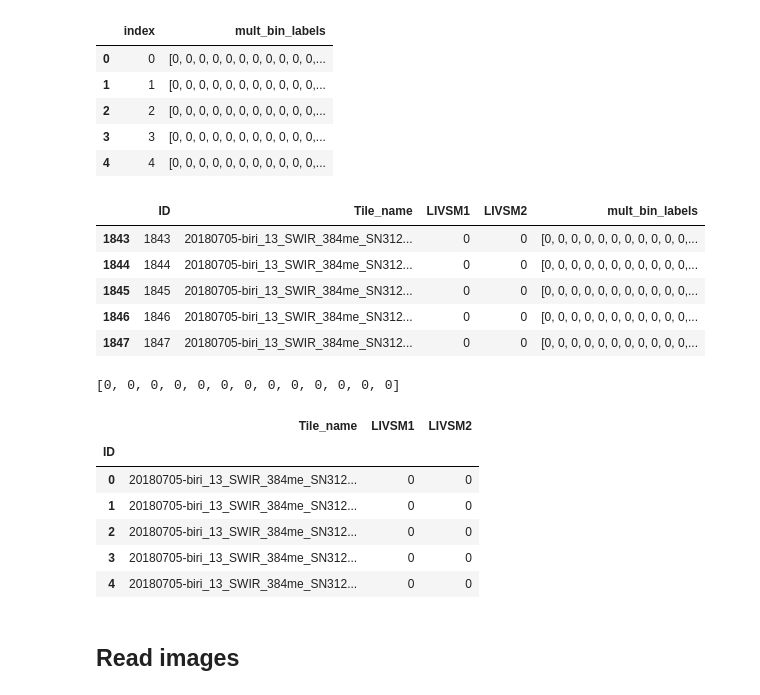
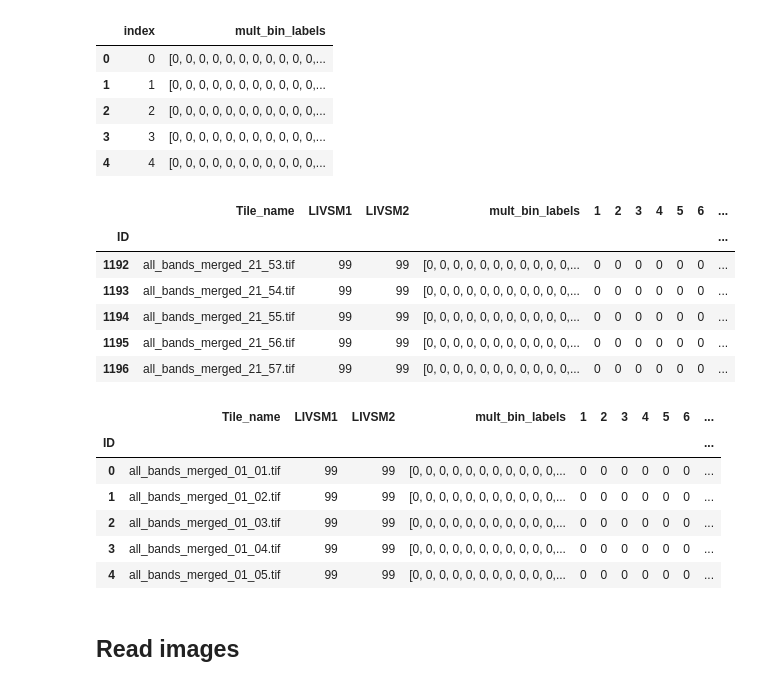
Before and after one commit to JonHidlePedersen/Master-thesis-Jon-Hidle-Pedersen, a Jupyter notebook: Kode/Split_and_sort_tiles.ipynb, the cells around one changed output. Drawn from its saved outputs; the diff is of its cells as text; code cells hidden in the pictures.

Commit message:
Updated the generator and model to accept multi label input.

```diff
--- a/Kode/Split_and_sort_tiles.ipynb
+++ b/Kode/Split_and_sort_tiles.ipynb
@@ -119,0 +122,3 @@ plt.show()
+# %%
+mis_geometry_test = geopandas.read_file('../Qgis/test_polygon/testpolygon_rett_epsg.shp')
+mis_geometry_test.head()
@@ -200,0 +229,19 @@ Checking polygon 83 of 83
+# %%
+# Modifisert
+# Bruk informasjonen i mis_geometry.LIVSM_XXX for å tilegne klasse i sorteringa. Lagre dette i csv-fil eller inn i
+# concatenated_df. Då kan ein lese navn på flisa og i same slengen også leggje til miskoden inn i generatoren. Altså
+# både x (imageread(filnamn)) og y (klassekoden).
+# Check if a tile is inside a mis-polygon. Sorts tiles.
+for mis_geom_num, mis_geom_row in mis_geometry_test.iterrows():
+    print(f'Checking polygon {mis_geom_num + 1} of {len(mis_geometry_test)}')
+
+    # Check if tile geometries is inside a mis-polygon
+    for index, row in gdf.iterrows():
+        # If tile is inside, sort it into folder
+        if mis_geom_row['geometry'].contains(row['geometry']):
+            #shutil.move(in_directory + '/' + row['Tile_name'], out_directory + '/' + row['Tile_name'])
+            labeled_tiles.loc[labeled_tiles.index[index], 'LIVSM1'] = (int(mis_geom_row['LIVSM1']))
+            labeled_tiles.loc[labeled_tiles.index[index], 'LIVSM2'] = (int(mis_geom_row['LIVSM2']))
+
+            #print(f'Label {gdf["mis_label"][index]} given tile {row["Tile_name"]}')
+            print('Label LIVSM1 {0} LIVSM2 {1} given tile {2}'.format(labeled_tiles["LIVSM1"][index], labeled_tiles["LIVSM2"][index], row["Tile_name"]))
@@ -201,11 +266,10 @@ Checking polygon 83 of 83
 # %% [markdown]
 MultiLabelBinarizer is used to make a multilabel binary label. This labelvector is used by the model.
 # %%
-MultiLabelBinarizer is used to make a multilabel binary label. This labelvector is used by the model.
 from sklearn.preprocessing import MultiLabelBinarizer
 
-mergedlabels = [list(pair) for pair in zip(labelfile['LIVSM1'].values, labelfile['LIVSM2'].values)]
+mergedlabels = [list(pair) for pair in zip(labeled_tiles['LIVSM1'].values, labeled_tiles['LIVSM2'].values)]
 
-
+# If the tile only have one label, only one label is given. 0 is ignored == no label.
 mlb = MultiLabelBinarizer(classes=[1,2,3,4,5,6,7,8,9,10,11,12,99])
 binarized_labels = mlb.fit_transform(mergedlabels)
@@ -219,0 +276,3 @@ binarized_labels = mlb.fit_transform(mergedlabels)
+# %%
+labels_as_colums = pd.DataFrame(binarized_labels, columns=mlb.classes)
+labels_as_colums.head()
@@ -233,32 +299,29 @@ binarized_labels_dataframe.head()
 | 3 | 3 | [0, 0, 0, 0, 0, 0, 0, 0, 0, 0, 0,... |
 | 4 | 4 | [0, 0, 0, 0, 0, 0, 0, 0, 0, 0, 0,... |
 # %%
-labeled_tiles_bin = pd.concat([labeled_tiles, binarized_labels_dataframe['mult_bin_labels']], axis=1)
+labeled_tiles_bin = pd.concat([labeled_tiles, binarized_labels_dataframe['mult_bin_labels'], labels_as_colums], axis=1)
 labeled_tiles_bin.tail()
 # %% [output]
-|  | ID | Tile_name | LIVSM1 | LIVSM2 | mult_bin_labels |
-| 1843 | 1843 | 20180705-biri_13_SWIR_384me_SN312... | 0 | 0 | [0, 0, 0, 0, 0, 0, 0, 0, 0, 0, 0,... |
-| 1844 | 1844 | 20180705-biri_13_SWIR_384me_SN312... | 0 | 0 | [0, 0, 0, 0, 0, 0, 0, 0, 0, 0, 0,... |
-| 1845 | 1845 | 20180705-biri_13_SWIR_384me_SN312... | 0 | 0 | [0, 0, 0, 0, 0, 0, 0, 0, 0, 0, 0,... |
-| 1846 | 1846 | 20180705-biri_13_SWIR_384me_SN312... | 0 | 0 | [0, 0, 0, 0, 0, 0, 0, 0, 0, 0, 0,... |
-| 1847 | 1847 | 20180705-biri_13_SWIR_384me_SN312... | 0 | 0 | [0, 0, 0, 0, 0, 0, 0, 0, 0, 0, 0,... |
+|  | Tile_name | LIVSM1 | LIVSM2 | mult_bin_labels | 1 | 2 | 3 | 4 | 5 | 6 | ... |
+| ID |  |  |  |  |  |  |  |  |  |  | ... |
+| 1192 | all_bands_merged_21_53.tif | 99 | 99 | [0, 0, 0, 0, 0, 0, 0, 0, 0, 0, 0,... | 0 | 0 | 0 | 0 | 0 | 0 | ... |
+| 1193 | all_bands_merged_21_54.tif | 99 | 99 | [0, 0, 0, 0, 0, 0, 0, 0, 0, 0, 0,... | 0 | 0 | 0 | 0 | 0 | 0 | ... |
+| 1194 | all_bands_merged_21_55.tif | 99 | 99 | [0, 0, 0, 0, 0, 0, 0, 0, 0, 0, 0,... | 0 | 0 | 0 | 0 | 0 | 0 | ... |
+| 1195 | all_bands_merged_21_56.tif | 99 | 99 | [0, 0, 0, 0, 0, 0, 0, 0, 0, 0, 0,... | 0 | 0 | 0 | 0 | 0 | 0 | ... |
+| 1196 | all_bands_merged_21_57.tif | 99 | 99 | [0, 0, 0, 0, 0, 0, 0, 0, 0, 0, 0,... | 0 | 0 | 0 | 0 | 0 | 0 | ... |
-# %%
-labeled_tiles_bin['mult_bin_labels'][0]
-# %% [output]
-[0, 0, 0, 0, 0, 0, 0, 0, 0, 0, 0, 0, 0]
 # %%
 # Save csv to file
-labeled_tiles_bin.to_csv('../Sorted_tiles/labeled_tiles.csv')
+labeled_tiles_bin.to_csv('../Qgis/labeled_tiles.csv')
 
 labeled_tiles_bin.head()
 # %% [output]
-|  | Tile_name | LIVSM1 | LIVSM2 |
-| ID |  |  |  |
-| 0 | 20180705-biri_13_SWIR_384me_SN312... | 0 | 0 |
-| 1 | 20180705-biri_13_SWIR_384me_SN312... | 0 | 0 |
-| 2 | 20180705-biri_13_SWIR_384me_SN312... | 0 | 0 |
-| 3 | 20180705-biri_13_SWIR_384me_SN312... | 0 | 0 |
-| 4 | 20180705-biri_13_SWIR_384me_SN312... | 0 | 0 |
+|  | Tile_name | LIVSM1 | LIVSM2 | mult_bin_labels | 1 | 2 | 3 | 4 | 5 | 6 | ... |
+| ID |  |  |  |  |  |  |  |  |  |  | ... |
+| 0 | all_bands_merged_01_01.tif | 99 | 99 | [0, 0, 0, 0, 0, 0, 0, 0, 0, 0, 0,... | 0 | 0 | 0 | 0 | 0 | 0 | ... |
+| 1 | all_bands_merged_01_02.tif | 99 | 99 | [0, 0, 0, 0, 0, 0, 0, 0, 0, 0, 0,... | 0 | 0 | 0 | 0 | 0 | 0 | ... |
+| 2 | all_bands_merged_01_03.tif | 99 | 99 | [0, 0, 0, 0, 0, 0, 0, 0, 0, 0, 0,... | 0 | 0 | 0 | 0 | 0 | 0 | ... |
+| 3 | all_bands_merged_01_04.tif | 99 | 99 | [0, 0, 0, 0, 0, 0, 0, 0, 0, 0, 0,... | 0 | 0 | 0 | 0 | 0 | 0 | ... |
+| 4 | all_bands_merged_01_05.tif | 99 | 99 | [0, 0, 0, 0, 0, 0, 0, 0, 0, 0, 0,... | 0 | 0 | 0 | 0 | 0 | 0 | ... |
 # %% [markdown]
 ## Read images
 # %%
```
Also changed, not shown: parts of 13 cells of this notebook, 1 other file.
